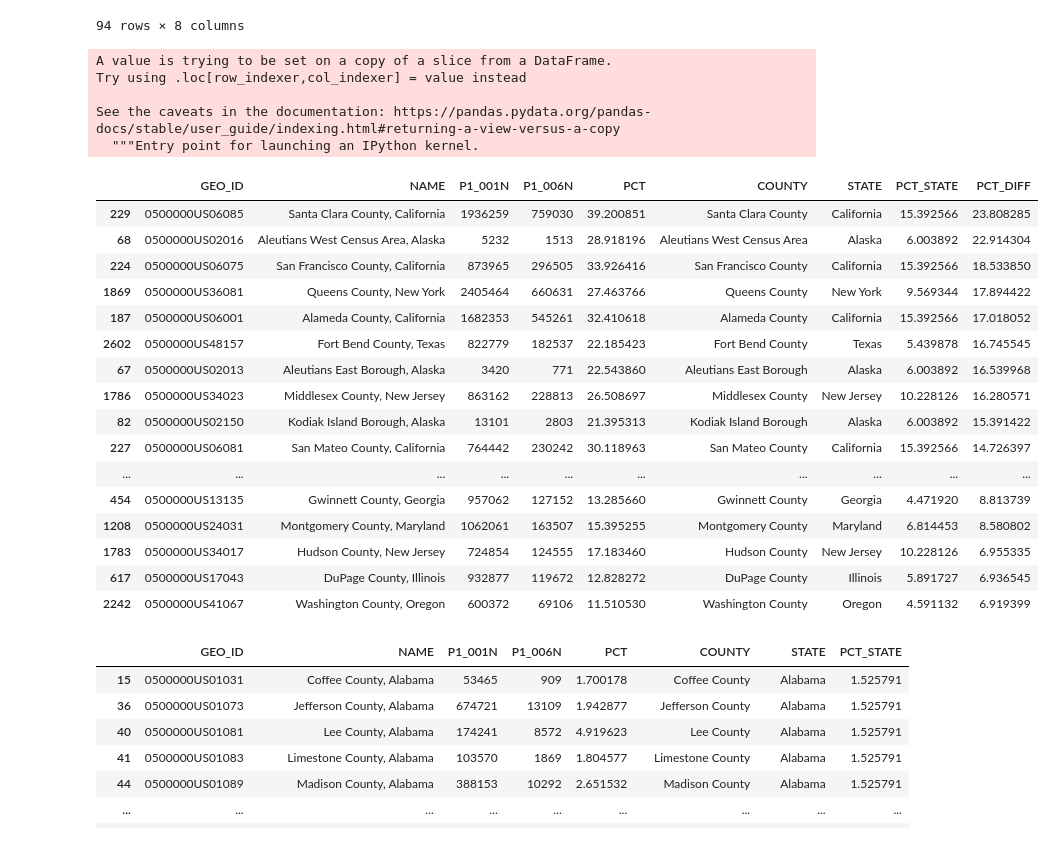
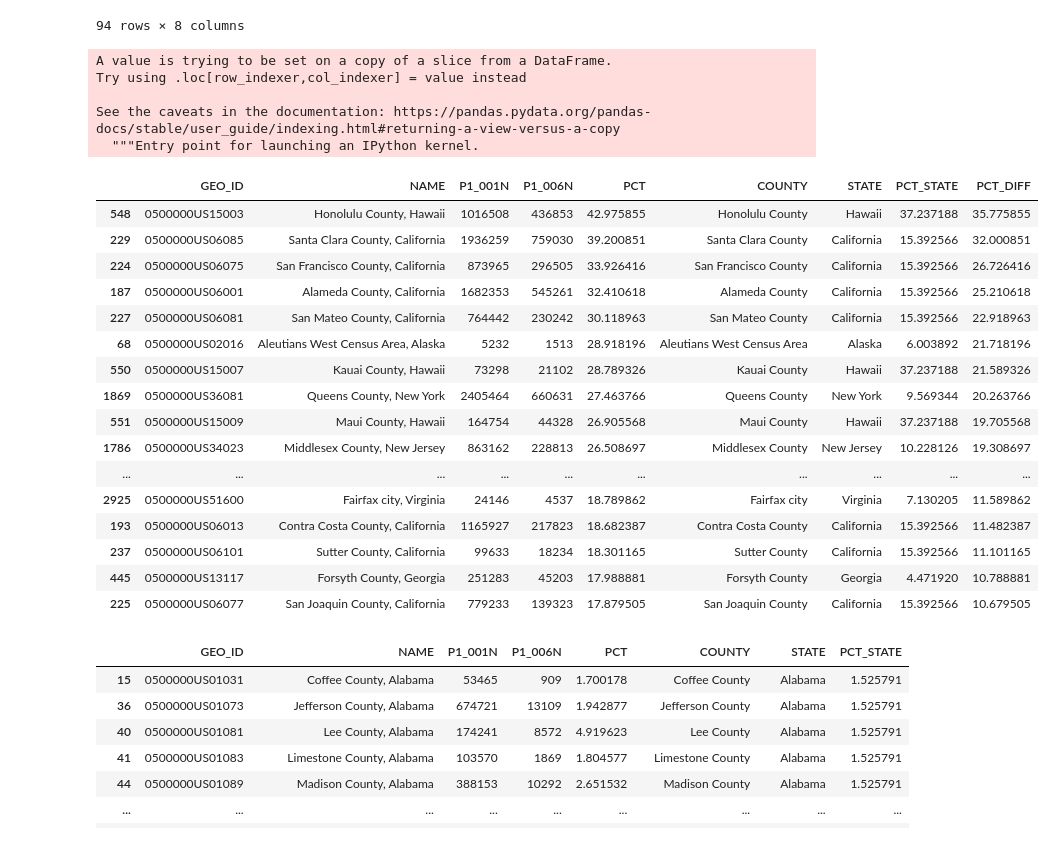
Before and after one commit to ilenapeng/census, a Jupyter notebook: census.ipynb, the cells around one changed output. Saved outputs shown, nothing was run; the diff lists cells and outputs as text; code cells hidden in the pictures.

```diff
--- a/census.ipynb
+++ b/census.ipynb
@@ -120,31 +120,31 @@ aboveavg_natl
 | 2991 | 0500000US53075 | Whitman County, Washington | 47973 | 3646 | 7.600108 | Whitman County | Washington | 9.481757 |
 94 rows × 8 columns
 # %%
-aboveavg_natl['PCT_DIFF'] = aboveavg_natl['PCT'] - aboveavg_natl['PCT_STATE']
+aboveavg_natl['PCT_DIFF'] = aboveavg_natl['PCT'] - 7.2
 aboveavg_natl.sort_values('PCT_DIFF', ascending=False).head(25)
 # %% [output]
 A value is trying to be set on a copy of a slice from a DataFrame.
 Try using .loc[row_indexer,col_indexer] = value instead
 
 See the caveats in the documentation: https://pandas.pydata.org/pandas-docs/stable/user_guide/indexing.html#returning-a-view-versus-a-copy
   """Entry point for launching an IPython kernel.
 |  | GEO_ID | NAME | P1_001N | P1_006N | PCT | COUNTY | STATE | PCT_STATE | PCT_DIFF |
-| 229 | 0500000US06085 | Santa Clara County, California | 1936259 | 759030 | 39.200851 | Santa Clara County | California | 15.392566 | 23.808285 |
-| 68 | 0500000US02016 | Aleutians West Census Area, Alaska | 5232 | 1513 | 28.918196 | Aleutians West Census Area | Alaska | 6.003892 | 22.914304 |
-| 224 | 0500000US06075 | San Francisco County, California | 873965 | 296505 | 33.926416 | San Francisco County | California | 15.392566 | 18.533850 |
-| 1869 | 0500000US36081 | Queens County, New York | 2405464 | 660631 | 27.463766 | Queens County | New York | 9.569344 | 17.894422 |
-| 187 | 0500000US06001 | Alameda County, California | 1682353 | 545261 | 32.410618 | Alameda County | California | 15.392566 | 17.018052 |
-| 2602 | 0500000US48157 | Fort Bend County, Texas | 822779 | 182537 | 22.185423 | Fort Bend County | Texas | 5.439878 | 16.745545 |
-| 67 | 0500000US02013 | Aleutians East Borough, Alaska | 3420 | 771 | 22.543860 | Aleutians East Borough | Alaska | 6.003892 | 16.539968 |
-| 1786 | 0500000US34023 | Middlesex County, New Jersey | 863162 | 228813 | 26.508697 | Middlesex County | New Jersey | 10.228126 | 16.280571 |
-| 82 | 0500000US02150 | Kodiak Island Borough, Alaska | 13101 | 2803 | 21.395313 | Kodiak Island Borough | Alaska | 6.003892 | 15.391422 |
-| 227 | 0500000US06081 | San Mateo County, California | 764442 | 230242 | 30.118963 | San Mateo County | California | 15.392566 | 14.726397 |
+| 548 | 0500000US15003 | Honolulu County, Hawaii | 1016508 | 436853 | 42.975855 | Honolulu County | Hawaii | 37.237188 | 35.775855 |
+| 229 | 0500000US06085 | Santa Clara County, California | 1936259 | 759030 | 39.200851 | Santa Clara County | California | 15.392566 | 32.000851 |
+| 224 | 0500000US06075 | San Francisco County, California | 873965 | 296505 | 33.926416 | San Francisco County | California | 15.392566 | 26.726416 |
+| 187 | 0500000US06001 | Alameda County, California | 1682353 | 545261 | 32.410618 | Alameda County | California | 15.392566 | 25.210618 |
+| 227 | 0500000US06081 | San Mateo County, California | 764442 | 230242 | 30.118963 | San Mateo County | California | 15.392566 | 22.918963 |
+| 68 | 0500000US02016 | Aleutians West Census Area, Alaska | 5232 | 1513 | 28.918196 | Aleutians West Census Area | Alaska | 6.003892 | 21.718196 |
+| 550 | 0500000US15007 | Kauai County, Hawaii | 73298 | 21102 | 28.789326 | Kauai County | Hawaii | 37.237188 | 21.589326 |
+| 1869 | 0500000US36081 | Queens County, New York | 2405464 | 660631 | 27.463766 | Queens County | New York | 9.569344 | 20.263766 |
+| 551 | 0500000US15009 | Maui County, Hawaii | 164754 | 44328 | 26.905568 | Maui County | Hawaii | 37.237188 | 19.705568 |
+| 1786 | 0500000US34023 | Middlesex County, New Jersey | 863162 | 228813 | 26.508697 | Middlesex County | New Jersey | 10.228126 | 19.308697 |
 | ... | ... | ... | ... | ... | ... | ... | ... | ... | ... |
-| 454 | 0500000US13135 | Gwinnett County, Georgia | 957062 | 127152 | 13.285660 | Gwinnett County | Georgia | 4.471920 | 8.813739 |
-| 1208 | 0500000US24031 | Montgomery County, Maryland | 1062061 | 163507 | 15.395255 | Montgomery County | Maryland | 6.814453 | 8.580802 |
-| 1783 | 0500000US34017 | Hudson County, New Jersey | 724854 | 124555 | 17.183460 | Hudson County | New Jersey | 10.228126 | 6.955335 |
-| 617 | 0500000US17043 | DuPage County, Illinois | 932877 | 119672 | 12.828272 | DuPage County | Illinois | 5.891727 | 6.936545 |
-| 2242 | 0500000US41067 | Washington County, Oregon | 600372 | 69106 | 11.510530 | Washington County | Oregon | 4.591132 | 6.919399 |
+| 2925 | 0500000US51600 | Fairfax city, Virginia | 24146 | 4537 | 18.789862 | Fairfax city | Virginia | 7.130205 | 11.589862 |
+| 193 | 0500000US06013 | Contra Costa County, California | 1165927 | 217823 | 18.682387 | Contra Costa County | California | 15.392566 | 11.482387 |
+| 237 | 0500000US06101 | Sutter County, California | 99633 | 18234 | 18.301165 | Sutter County | California | 15.392566 | 11.101165 |
+| 445 | 0500000US13117 | Forsyth County, Georgia | 251283 | 45203 | 17.988881 | Forsyth County | Georgia | 4.471920 | 10.788881 |
+| 225 | 0500000US06077 | San Joaquin County, California | 779233 | 139323 | 17.879505 | San Joaquin County | California | 15.392566 | 10.679505 |
 # %%
 #Filter by greater than their state average
 aboveavg_state = df_merge.query('PCT > PCT_STATE')
```
